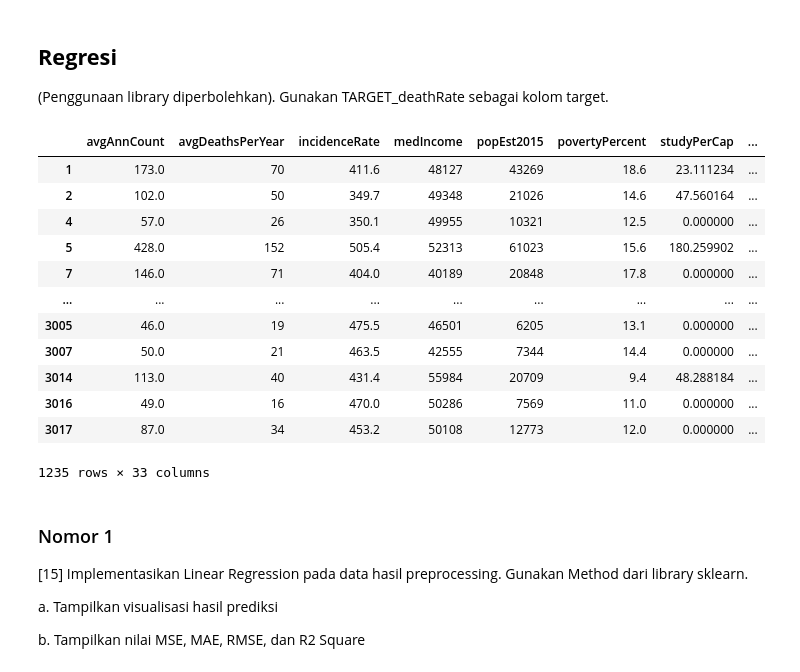
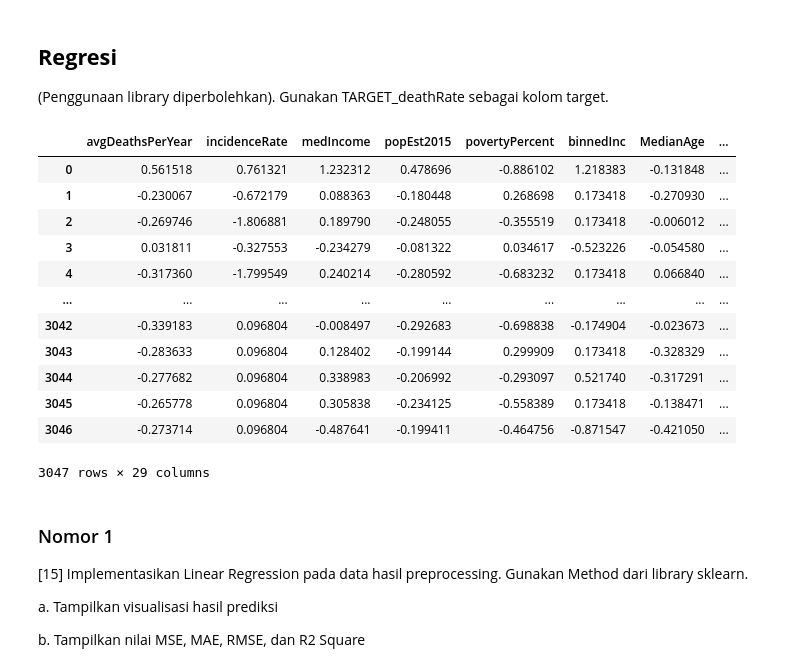
Before and after one commit to fahdikrie/kasdd212, a Jupyter notebook: Tugas/Tugas 3/D_Tugas3_1906398370_Fahdii Ajmalal Fikrie.ipynb, the cells around one changed output. Saved outputs shown, nothing was run; the diff lists cells and outputs as text; code cells hidden in the pictures.

```diff
--- a/Tugas/Tugas 3/D_Tugas3_1906398370_Fahdii Ajmalal Fikrie.ipynb
+++ b/Tugas/Tugas 3/D_Tugas3_1906398370_Fahdii Ajmalal Fikrie.ipynb
@@ -234,10 +247,9 @@ Melakukan proses 'filtering' dengan membuang data yang merupakan outlier. Baris
 # %%
-cancer_df_processed = cancer_df_processed[
-    ~((cancer_df_processed < (Q1 - 1.5 * IQR)) | (cancer_df_processed > (Q3 + 1.5 * IQR))).any(axis=1)
-]
+cancer_df_processed = cancer_df_processed.drop(['studyPerCap', 'avgAnnCount'], axis=1)
 
 print("Data jumlah outliers masing-masing kolom setelah diproses: \n")
-((cancer_df_processed < (Q1 - 1.5 * IQR)) | (cancer_df_processed > (Q3 + 1.5 * IQR))).sum()
+outlier_data = ((cancer_df_processed < (Q1 - 1.5 * IQR)) | (cancer_df_processed > (Q3 + 1.5 * IQR))).sum()
+display(outlier_data)
 display(cancer_df_processed.shape)
 # %% [output]
 Data jumlah outliers masing-masing kolom setelah diproses:
@@ -249,0 +283,9 @@ Jadi ngurang setengah datasetnya :(
+# %%
+# Mengekstrak target dari cancer_df_preprocessed
+cancer_df_processed_no_target = cancer_df_processed.drop(['TARGET_deathRate', 'TARGET_logistic', 'TARGET_softmax'], axis=1)
+
+standard_scaler = StandardScaler()
+cancer_std = standard_scaler.fit_transform(cancer_df_processed_no_target)
+# %%
+cancer_df_normalized = pd.DataFrame(cancer_std, columns=cancer_df_processed_no_target.columns)
+display(cancer_df_normalized.head(5))
@@ -253,27 +303,27 @@ Jadi ngurang setengah datasetnya :(
 # %%
 # Mengekstrak data dan target/label
 label = cancer_df_processed[['TARGET_deathRate']]
-data = cancer_df_processed.drop(['TARGET_deathRate'], axis=1)
+data = cancer_df_normalized
 
 display(data)
 
 # Membagi dataset menjadi training set dan test set
 # dengan jumlah training set adalah sebanyak 80% dari data keseluruhan
 data_train, data_test, label_train, label_test = train_test_split(data, label, train_size=0.8)
 # %% [output]
-|  | avgAnnCount | avgDeathsPerYear | incidenceRate | medIncome | popEst2015 | povertyPercent | studyPerCap | ... |
-| 1 | 173.0 | 70 | 411.6 | 48127 | 43269 | 18.6 | 23.111234 | ... |
-| 2 | 102.0 | 50 | 349.7 | 49348 | 21026 | 14.6 | 47.560164 | ... |
-| 4 | 57.0 | 26 | 350.1 | 49955 | 10321 | 12.5 | 0.000000 | ... |
-| 5 | 428.0 | 152 | 505.4 | 52313 | 61023 | 15.6 | 180.259902 | ... |
-| 7 | 146.0 | 71 | 404.0 | 40189 | 20848 | 17.8 | 0.000000 | ... |
+|  | avgDeathsPerYear | incidenceRate | medIncome | popEst2015 | povertyPercent | binnedInc | MedianAge | ... |
+| 0 | 0.561518 | 0.761321 | 1.232312 | 0.478696 | -0.886102 | 1.218383 | -0.131848 | ... |
+| 1 | -0.230067 | -0.672179 | 0.088363 | -0.180448 | 0.268698 | 0.173418 | -0.270930 | ... |
+| 2 | -0.269746 | -1.806881 | 0.189790 | -0.248055 | -0.355519 | 0.173418 | -0.006012 | ... |
+| 3 | 0.031811 | -0.327553 | -0.234279 | -0.081322 | 0.034617 | -0.523226 | -0.054580 | ... |
+| 4 | -0.317360 | -1.799549 | 0.240214 | -0.280592 | -0.683232 | 0.173418 | 0.066840 | ... |
 | ... | ... | ... | ... | ... | ... | ... | ... | ... |
-| 3005 | 46.0 | 19 | 475.5 | 46501 | 6205 | 13.1 | 0.000000 | ... |
-| 3007 | 50.0 | 21 | 463.5 | 42555 | 7344 | 14.4 | 0.000000 | ... |
-| 3014 | 113.0 | 40 | 431.4 | 55984 | 20709 | 9.4 | 48.288184 | ... |
-| 3016 | 49.0 | 16 | 470.0 | 50286 | 7569 | 11.0 | 0.000000 | ... |
-| 3017 | 87.0 | 34 | 453.2 | 50108 | 12773 | 12.0 | 0.000000 | ... |
+| 3042 | -0.339183 | 0.096804 | -0.008497 | -0.292683 | -0.698838 | -0.174904 | -0.023673 | ... |
+| 3043 | -0.283633 | 0.096804 | 0.128402 | -0.199144 | 0.299909 | 0.173418 | -0.328329 | ... |
+| 3044 | -0.277682 | 0.096804 | 0.338983 | -0.206992 | -0.293097 | 0.521740 | -0.317291 | ... |
+| 3045 | -0.265778 | 0.096804 | 0.305838 | -0.234125 | -0.558389 | 0.173418 | -0.138471 | ... |
+| 3046 | -0.273714 | 0.096804 | -0.487641 | -0.199411 | -0.464756 | -0.871547 | -0.421050 | ... |
-1235 rows × 33 columns
+3047 rows × 29 columns
 # %% [markdown]
 ### Nomor 1
 [15] Implementasikan Linear Regression pada data hasil preprocessing. Gunakan Method dari library sklearn.
```
Also changed, not shown: parts of 43 cells of this notebook.
